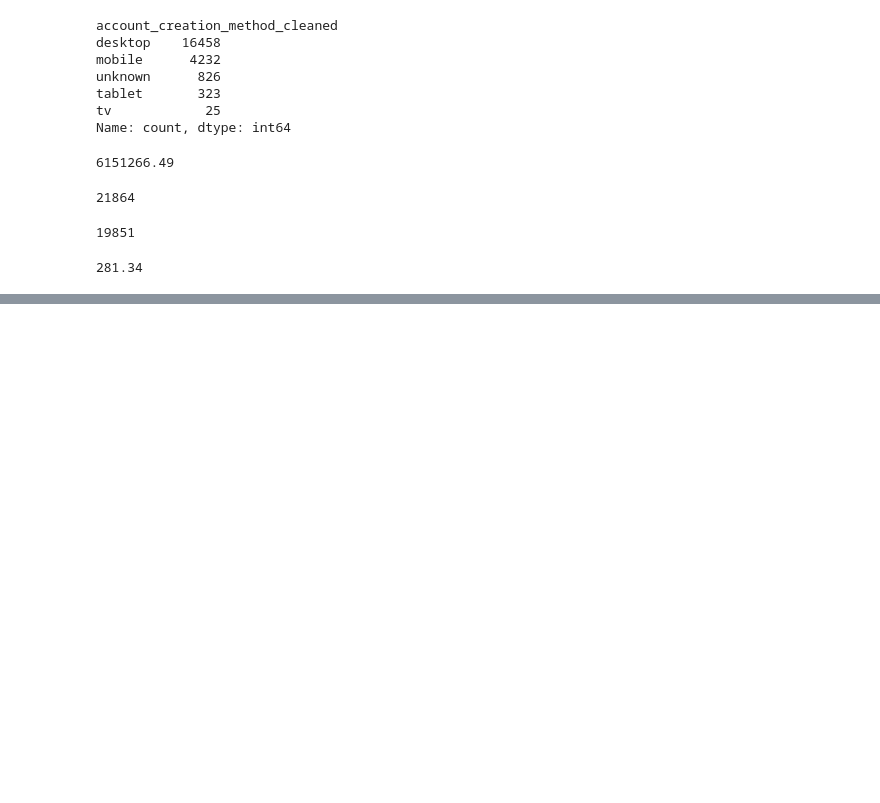
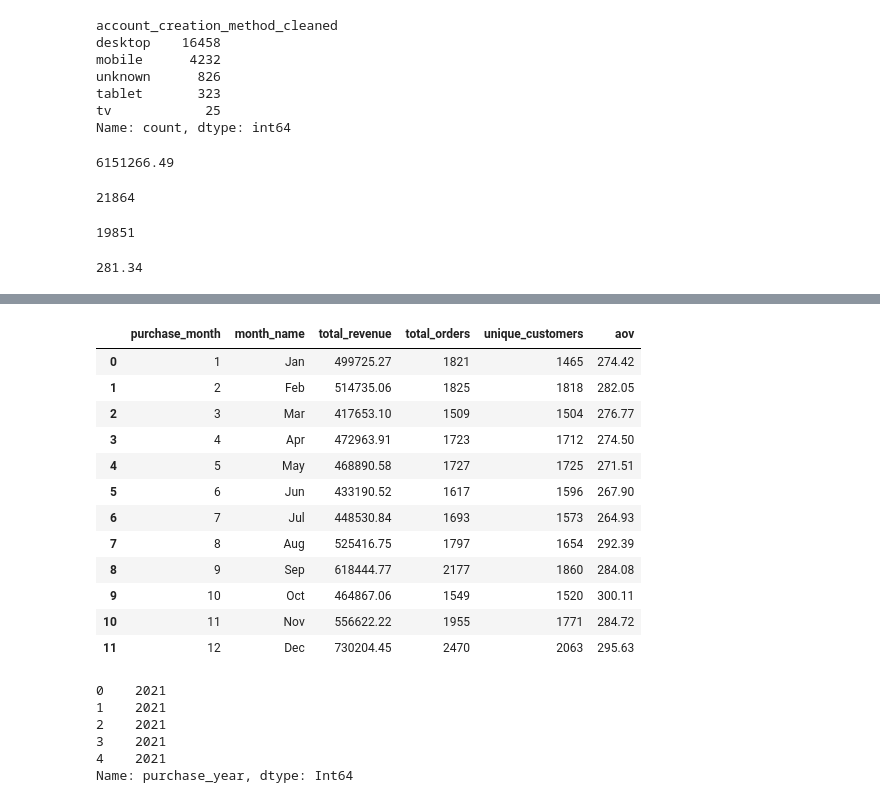
Before and after one commit to data-sous-shaif/Gamezone-Orders-Data, a Jupyter notebook: 1_EDA.ipynb, the cells around one changed output, grey strips where cells are left out. Drawn from its saved outputs; the diff is of its cells as text; code cells hidden in the pictures; blank space fills up the shorter version.

```diff
--- a/1_EDA.ipynb
+++ b/1_EDA.ipynb
@@ -68,0 +1,22 @@ memory usage: 3.3+ MB
+# %%
+import pandas as pd
+import numpy as np
+import matplotlib.pyplot as plt
+import seaborn as sns
+import matplotlib.patheffects as path_effects
+
+
+file_path = r"E:\Projects\Gamezone Orders Data\gamezone_orders_data_cleaned.csv"
+df = pd.read_csv(
+    file_path,
+    parse_dates=['purchase_ts_cleaned', 'ship_ts'],
+    dtype={
+        'purchase_year': 'Int64',
+        'purchase_month': 'Int64',
+        'time_to_ship': 'Int64',
+        'revenue': 'float'
+    },
+    encoding='utf-8',
+    keep_default_na=False,
+    na_values=['']  # Only treat empty strings as NaN
+)
@@ -192 +281,47 @@ print(monthly_summary)
+# %%
+# Group, filter, and calculate in one flow
+monthly_summary = (
+    df[df['purchase_month'] != 0]  # Filter invalid months upfront
+    .groupby('purchase_month')
+    .agg(
+        total_revenue=('revenue', 'sum'),
+        total_orders=('order_id', 'count'),
+        unique_customers=('user_id', 'nunique')
+    )
+    .assign(
+        aov=lambda x: (x['total_revenue'] / x['total_orders']).round(2),
+        month_name=lambda x: x.index.map({
+            1: 'Jan', 2: 'Feb', 3: 'Mar', 4: 'Apr',
+            5: 'May', 6: 'Jun', 7: 'Jul', 8: 'Aug',
+            9: 'Sep', 10: 'Oct', 11: 'Nov', 12: 'Dec'
+        })
+    )
+    .reset_index()
+    [['purchase_month', 'month_name', 'total_revenue', 'total_orders', 'unique_customers', 'aov']]
+)
+
+monthly_summary
+# %% [output]
+|  | purchase_month | month_name | total_revenue | total_orders | unique_customers | aov |
+| 0 | 1 | Jan | 499725.27 | 1821 | 1465 | 274.42 |
+| 1 | 2 | Feb | 514735.06 | 1825 | 1818 | 282.05 |
+| 2 | 3 | Mar | 417653.10 | 1509 | 1504 | 276.77 |
+| 3 | 4 | Apr | 472963.91 | 1723 | 1712 | 274.50 |
+| 4 | 5 | May | 468890.58 | 1727 | 1725 | 271.51 |
+| 5 | 6 | Jun | 433190.52 | 1617 | 1596 | 267.90 |
+| 6 | 7 | Jul | 448530.84 | 1693 | 1573 | 264.93 |
+| 7 | 8 | Aug | 525416.75 | 1797 | 1654 | 292.39 |
+| 8 | 9 | Sep | 618444.77 | 2177 | 1860 | 284.08 |
+| 9 | 10 | Oct | 464867.06 | 1549 | 1520 | 300.11 |
+| 10 | 11 | Nov | 556622.22 | 1955 | 1771 | 284.72 |
+| 11 | 12 | Dec | 730204.45 | 2470 | 2063 | 295.63 |
+# %%
+df['purchase_year'].head()
+# %% [output]
+0    2021
+1    2021
+2    2021
+3    2021
+4    2021
+Name: purchase_year, dtype: Int64
 # %%
```
Also changed, not shown: parts of 16 cells of this notebook, 44 other files.
